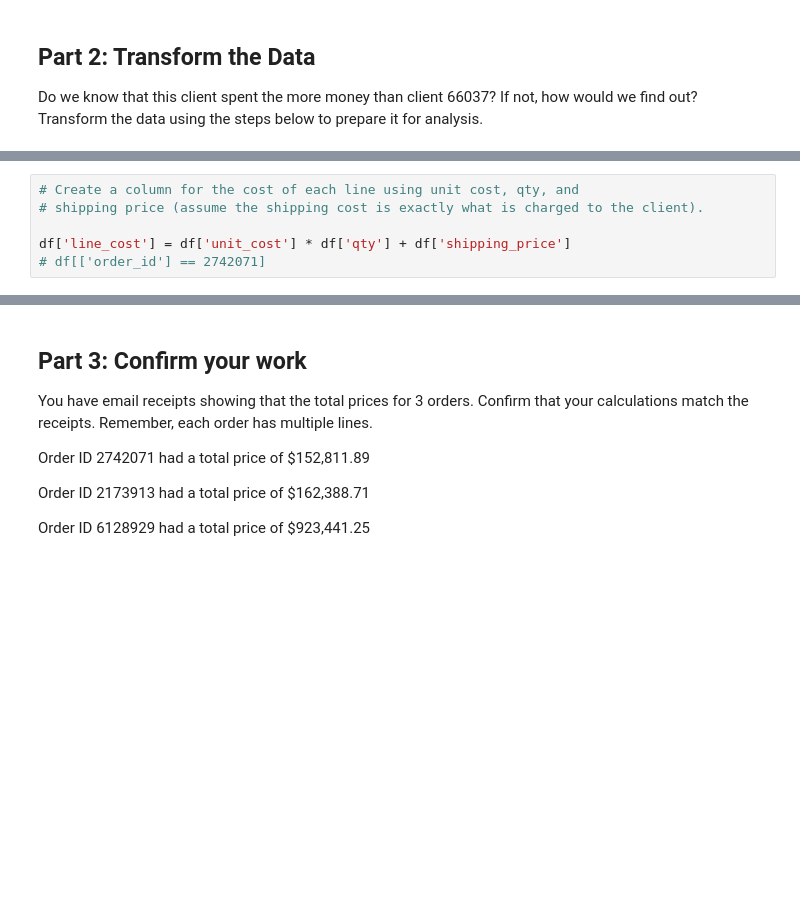
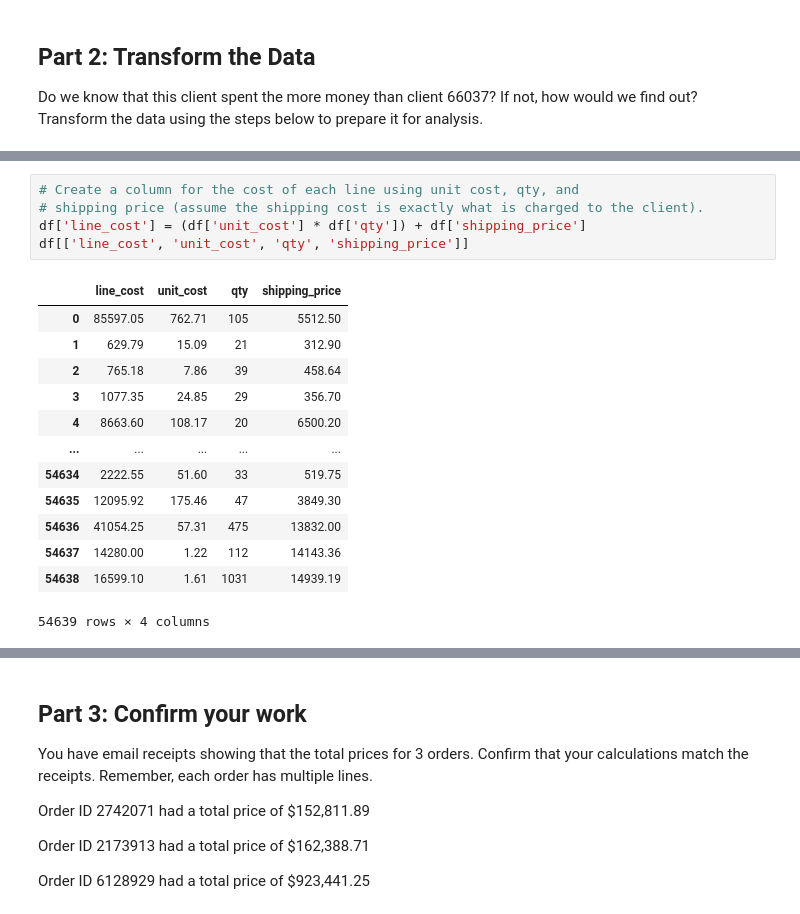
Before and after one commit to DassV24/pandas-challenge-1, a Jupyter notebook: wholesale_data_analysis_starter_code.ipynb, the cells around one changed output, grey strips where cells are left out. Saved outputs shown, nothing was run; the diff lists cells and outputs as text; blank space fills up the shorter version.

```diff
--- a/wholesale_data_analysis_starter_code.ipynb
+++ b/wholesale_data_analysis_starter_code.ipynb
@@ -206,6 +216,19 @@ df['line_price'] = ((df['shipping_price'] + df['line_subtotal']) * 1.0925).round
 # %%
 # Create a column for the cost of each line using unit cost, qty, and
 # shipping price (assume the shipping cost is exactly what is charged to the client).
-
-df['line_cost'] = df['unit_cost'] * df['qty'] + df['shipping_price']
-# df[['order_id'] == 2742071]
+df['line_cost'] = (df['unit_cost'] * df['qty']) + df['shipping_price']
+df[['line_cost', 'unit_cost', 'qty', 'shipping_price']]
+# %% [output]
+|  | line_cost | unit_cost | qty | shipping_price |
+| 0 | 85597.05 | 762.71 | 105 | 5512.50 |
+| 1 | 629.79 | 15.09 | 21 | 312.90 |
+| 2 | 765.18 | 7.86 | 39 | 458.64 |
+| 3 | 1077.35 | 24.85 | 29 | 356.70 |
+| 4 | 8663.60 | 108.17 | 20 | 6500.20 |
+| ... | ... | ... | ... | ... |
+| 54634 | 2222.55 | 51.60 | 33 | 519.75 |
+| 54635 | 12095.92 | 175.46 | 47 | 3849.30 |
+| 54636 | 41054.25 | 57.31 | 475 | 13832.00 |
+| 54637 | 14280.00 | 1.22 | 112 | 14143.36 |
+| 54638 | 16599.10 | 1.61 | 1031 | 14939.19 |
+54639 rows × 4 columns
```
Also changed, not shown: parts of 11 cells of this notebook, 1 other file.
